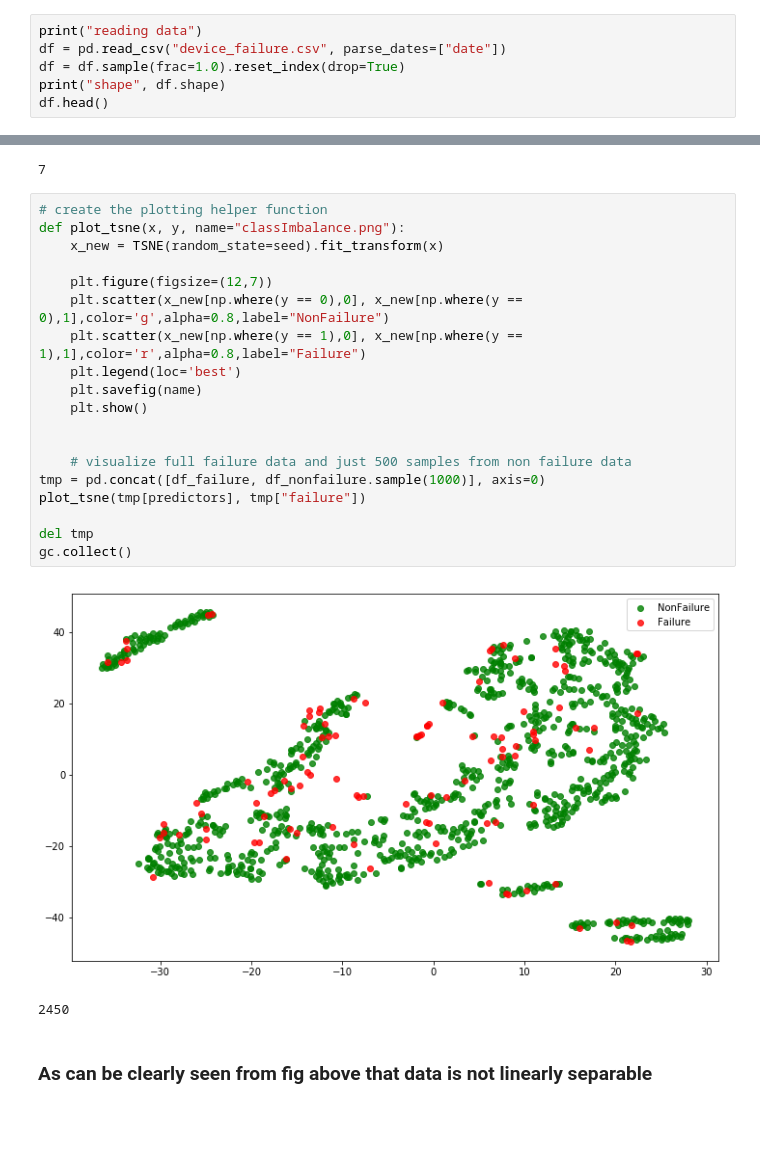
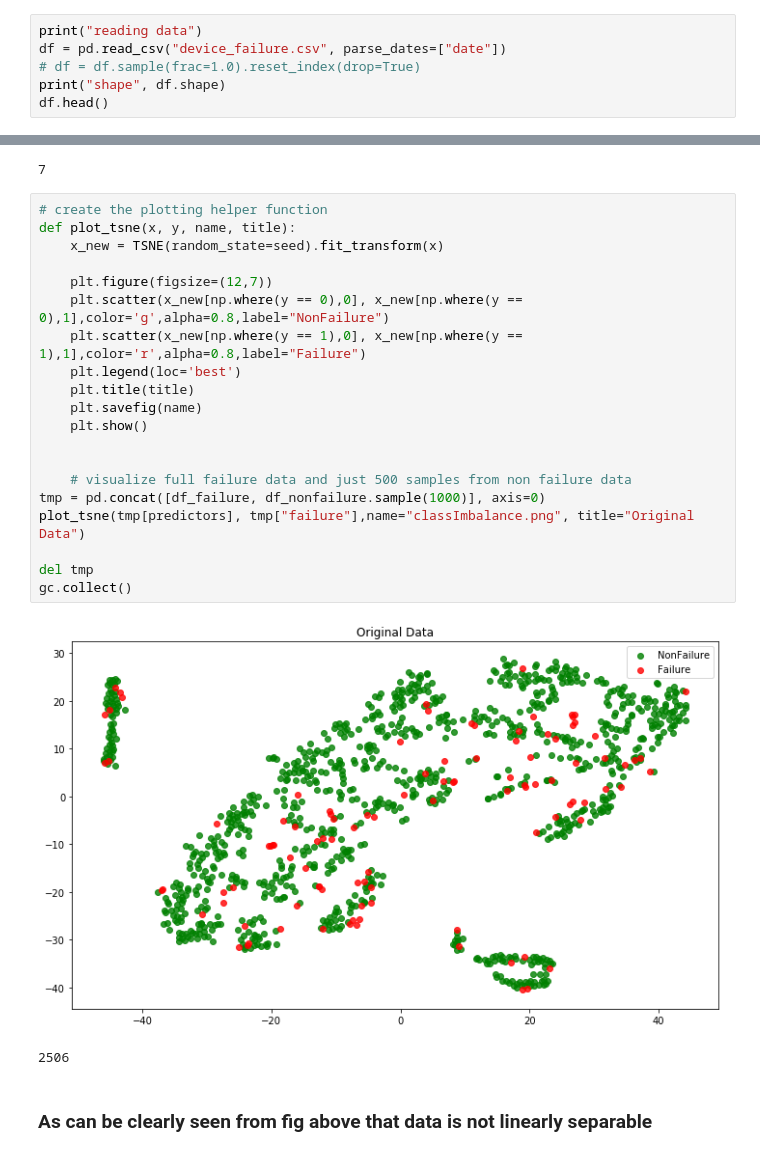
Before and after one commit to rahulbakshee/dl, a Jupyter notebook: AutoEncoder/autoencoders_class_imbalance.ipynb, the cells around one changed output, grey strips where cells are left out. Saved outputs shown, nothing was run; the diff lists cells and outputs as text; blank space fills up the shorter version.

```diff
--- a/AutoEncoder/autoencoders_class_imbalance.ipynb
+++ b/AutoEncoder/autoencoders_class_imbalance.ipynb
@@ -76,7 +76,7 @@ Tensorflow version 2.0.0-alpha0
 # %%
 print("reading data")
 df = pd.read_csv("device_failure.csv", parse_dates=["date"])
-df = df.sample(frac=1.0).reset_index(drop=True)
+# df = df.sample(frac=1.0).reset_index(drop=True)
 print("shape", df.shape)
 df.head()
 # %% [output]
@@ -140,26 +140,27 @@ shape of test set (1001, 12)
 7
 # %%
 # create the plotting helper function
-def plot_tsne(x, y, name="classImbalance.png"):
+def plot_tsne(x, y, name, title):
     x_new = TSNE(random_state=seed).fit_transform(x)
 
     plt.figure(figsize=(12,7))
     plt.scatter(x_new[np.where(y == 0),0], x_new[np.where(y == 0),1],color='g',alpha=0.8,label="NonFailure")
     plt.scatter(x_new[np.where(y == 1),0], x_new[np.where(y == 1),1],color='r',alpha=0.8,label="Failure")
     plt.legend(loc='best')
+    plt.title(title)
     plt.savefig(name)
     plt.show()
 
 
     # visualize full failure data and just 500 samples from non failure data
 tmp = pd.concat([df_failure, df_nonfailure.sample(1000)], axis=0)
-plot_tsne(tmp[predictors], tmp["failure"])
+plot_tsne(tmp[predictors], tmp["failure"],name="classImbalance.png", title="Original Data")
 
 del tmp
 gc.collect()
 # %% [output]
-[figure, old version]
+[figure, new version]
-2450
+2506
 # %% [markdown]
 ### As can be clearly seen from fig above that data is not linearly separable
 # %%
```
Also changed, not shown: parts of 7 cells of this notebook, 2 other files.
